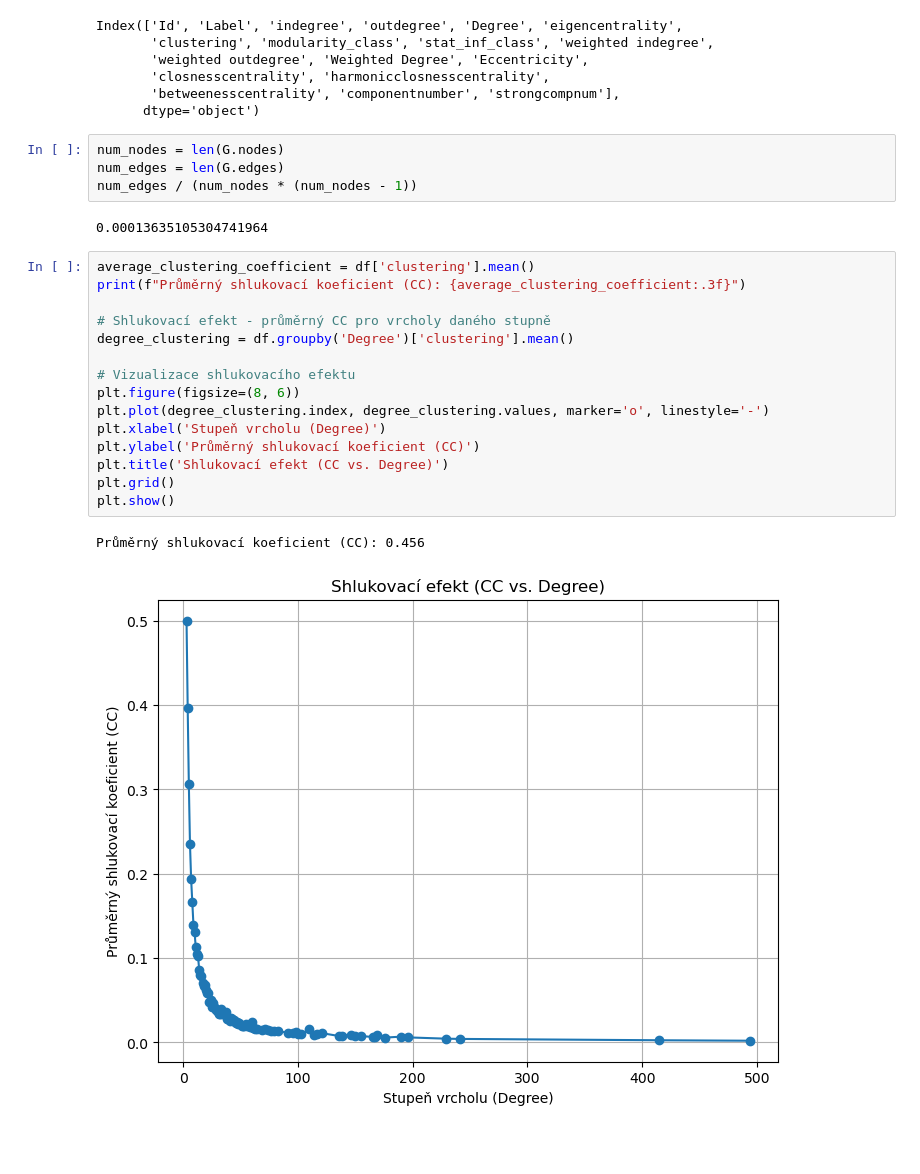
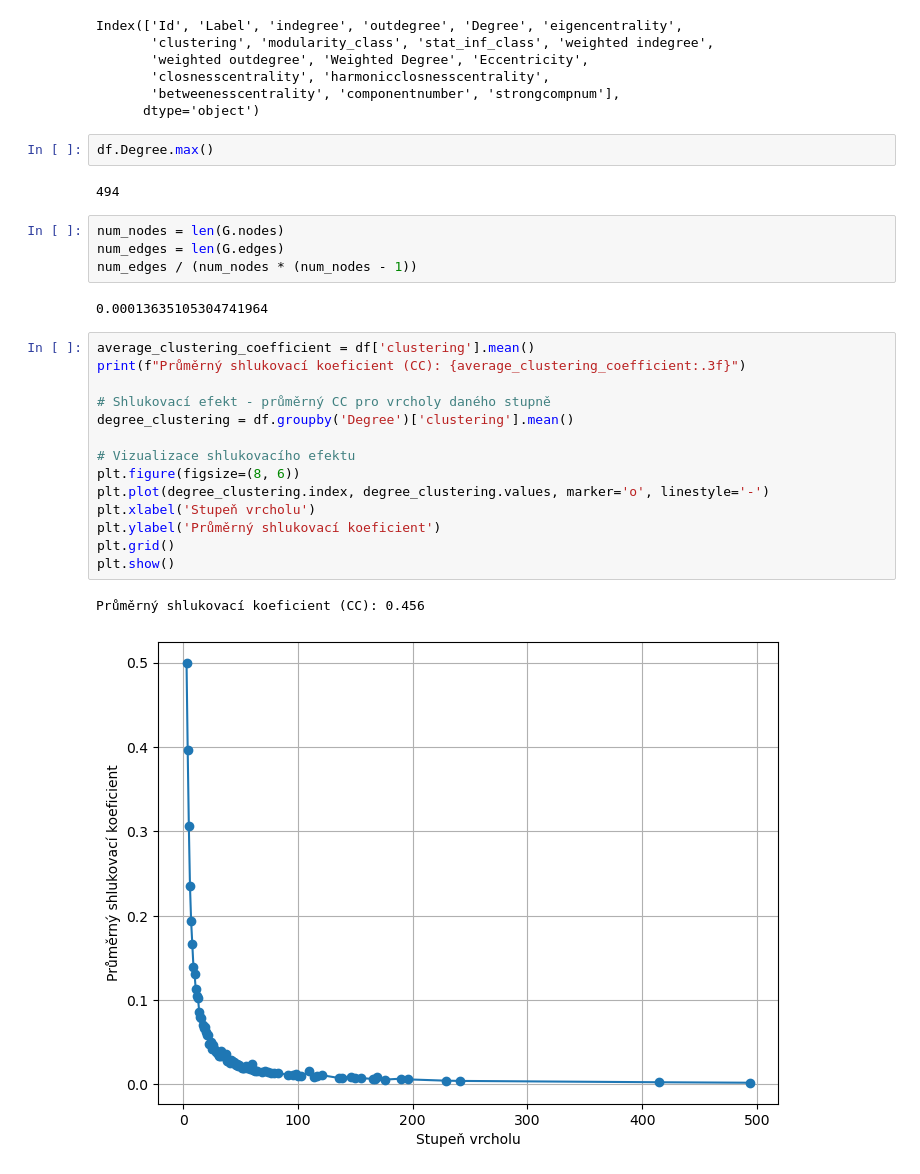
Before and after one commit to gaitovrat/MAS-1, a Jupyter notebook: notebooks/Project.ipynb, the cells around one changed output. Saved outputs shown, nothing was run; the diff lists cells and outputs as text; blank space fills up the shorter version.

```diff
--- a/notebooks/Project.ipynb
+++ b/notebooks/Project.ipynb
@@ -42,6 +42,10 @@ Index(['Id', 'Label', 'indegree', 'outdegree', 'Degree', 'eigencentrality',
        'closnesscentrality', 'harmonicclosnesscentrality',
        'betweenesscentrality', 'componentnumber', 'strongcompnum'],
       dtype='object')
+# %%
+df.Degree.max()
+# %% [output]
+494
 # %%
 num_nodes = len(G.nodes)
 num_edges = len(G.edges)
@@ -51,19 +55,18 @@ num_edges / (num_nodes * (num_nodes - 1))
 # %%
 average_clustering_coefficient = df['clustering'].mean()
 print(f"Průměrný shlukovací koeficient (CC): {average_clustering_coefficient:.3f}")
 
 # Shlukovací efekt - průměrný CC pro vrcholy daného stupně
 degree_clustering = df.groupby('Degree')['clustering'].mean()
 
 # Vizualizace shlukovacího efektu
 plt.figure(figsize=(8, 6))
 plt.plot(degree_clustering.index, degree_clustering.values, marker='o', linestyle='-')
-plt.xlabel('Stupeň vrcholu (Degree)')
-plt.ylabel('Průměrný shlukovací koeficient (CC)')
-plt.title('Shlukovací efekt (CC vs. Degree)')
+plt.xlabel('Stupeň vrcholu')
+plt.ylabel('Průměrný shlukovací koeficient')
 plt.grid()
 plt.show()
 # %% [output]
 Průměrný shlukovací koeficient (CC): 0.456
-[figure, old version]
+[figure, new version]
 # %%
```
Also changed, not shown: parts of 2 cells of this notebook.
